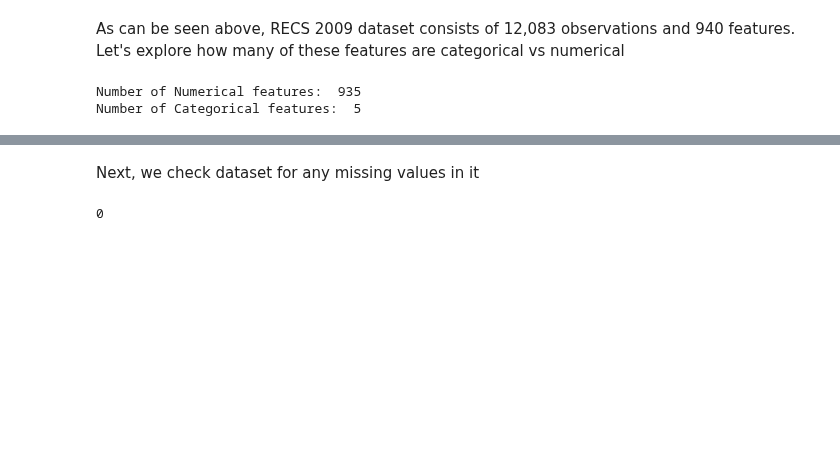
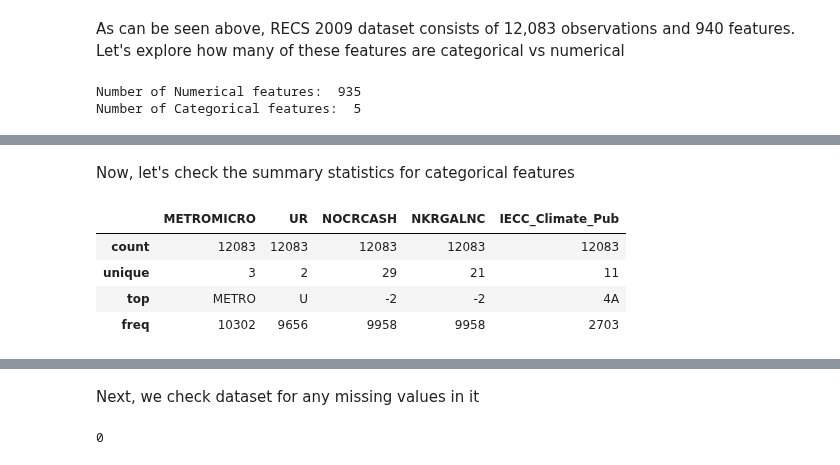
Before and after one commit to nipun-goyal/Residential-Energy-Consumption-Prediction, a Jupyter notebook: 1.0-Residential-Energy-Modeling.ipynb, the cells around one changed output, grey strips where cells are left out. Drawn from its saved outputs; the diff is of its cells as text; code cells hidden in the pictures; blank space fills up the shorter version.

```diff
--- a/1.0-Residential-Energy-Modeling.ipynb
+++ b/1.0-Residential-Energy-Modeling.ipynb
@@ -115,3 +121,13 @@ memory usage: 86.7+ MB
 | 50% | 6042.000000 | 3.000000 | 5.000000 | 15.000000 | 2.000000 | 7970.630000 | 4483.000000 | 1045.000000 | 4502.000000 | 1179.000000 | ... |
 | 75% | 9062.500000 | 3.000000 | 7.000000 | 21.000000 | 3.000000 | 11330.030000 | 5913.000000 | 1897.000000 | 5854.000000 | 1842.500000 | ... |
 | max | 12083.000000 | 4.000000 | 10.000000 | 27.000000 | 5.000000 | 95779.140000 | 12525.000000 | 5480.000000 | 13346.000000 | 5357.000000 | ... |
+# %% [markdown]
+Now, let's check the summary statistics for categorical features
+# %%
+df.describe(include=['object'])
+# %% [output]
+|  | METROMICRO | UR | NOCRCASH | NKRGALNC | IECC_Climate_Pub |
+| count | 12083 | 12083 | 12083 | 12083 | 12083 |
+| unique | 3 | 2 | 29 | 21 | 11 |
+| top | METRO | U | -2 | -2 | 4A |
+| freq | 10302 | 9656 | 9958 | 9958 | 2703 |
```
Also changed, not shown: parts of 11 cells of this notebook.
